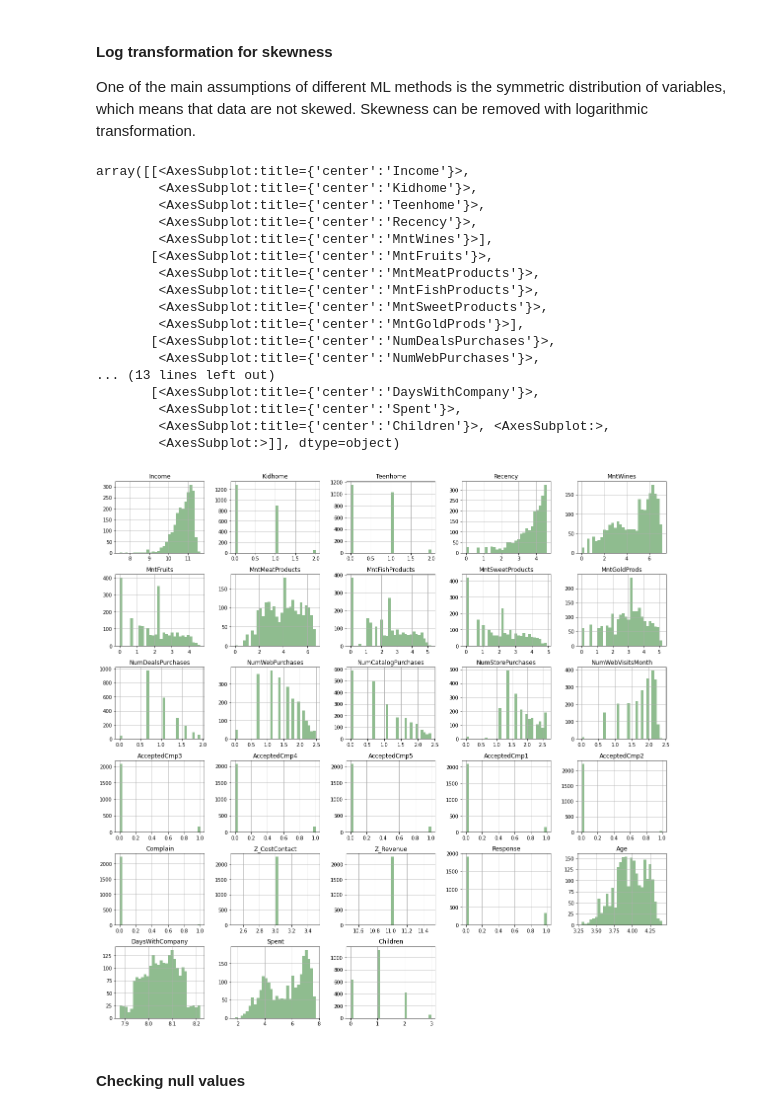
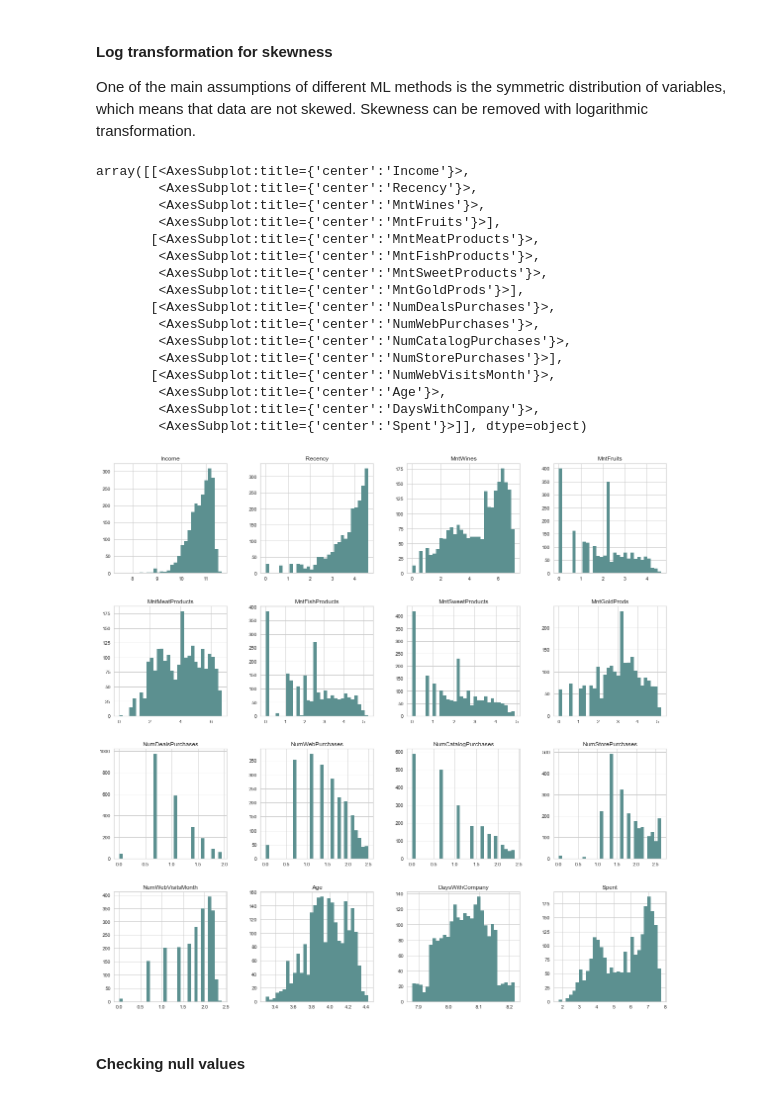
Before and after one commit to dominikadebska/Data-Science-Projects, a Jupyter notebook: MarketingCampaigns.ipynb, the cells around one changed output. Cells and saved outputs as stored; diff of their text form; code cells hidden in the pictures.

```diff
--- a/MarketingCampaigns.ipynb
+++ b/MarketingCampaigns.ipynb
@@ -259,6 +285,9 @@ median_imputation(dataset, "DaysWithCompany")
 median_imputation(dataset, "Spent")
 # %%
 #Histograms after imputation
-dataset.hist(bins = 30, figsize = (20,20), color = "darkseagreen")
+Plot_Subset = [ "Income", "Recency", "MntWines", "MntFruits", "MntMeatProducts", "MntFishProducts",
+          "MntSweetProducts", "MntGoldProds", "NumDealsPurchases", "NumWebPurchases", "NumCatalogPurchases",
+          "NumStorePurchases", "NumWebVisitsMonth", "Age", "DaysWithCompany", "Spent"]
+dataset[Plot_Subset].hist(bins = 30, figsize = (20,20), color = "#5C9090")
 # %% [output]
 array([[<AxesSubplot:title={'center':'Income'}>,
@@ -305,26 +333,25 @@ for field_name in field_names:
     dataset[field_name] = np.log(dataset[field_name] + 1)
 # %%
 #Histograms after log transformation
-dataset.hist(bins = 30, figsize = (20,20), color = "darkseagreen")
+dataset[Plot_Subset].hist(bins = 30, figsize = (20,20), color = "#5C9090")
 # %% [output]
 array([[<AxesSubplot:title={'center':'Income'}>,
-        <AxesSubplot:title={'center':'Kidhome'}>,
-        <AxesSubplot:title={'center':'Teenhome'}>,
         <AxesSubplot:title={'center':'Recency'}>,
-        <AxesSubplot:title={'center':'MntWines'}>],
-       [<AxesSubplot:title={'center':'MntFruits'}>,
-        <AxesSubplot:title={'center':'MntMeatProducts'}>,
+        <AxesSubplot:title={'center':'MntWines'}>,
+        <AxesSubplot:title={'center':'MntFruits'}>],
+       [<AxesSubplot:title={'center':'MntMeatProducts'}>,
         <AxesSubplot:title={'center':'MntFishProducts'}>,
         <AxesSubplot:title={'center':'MntSweetProducts'}>,
         <AxesSubplot:title={'center':'MntGoldProds'}>],
        [<AxesSubplot:title={'center':'NumDealsPurchases'}>,
         <AxesSubplot:title={'center':'NumWebPurchases'}>,
-... (13 lines left out)
-       [<AxesSubplot:title={'center':'DaysWithCompany'}>,
-        <AxesSubplot:title={'center':'Spent'}>,
-        <AxesSubplot:title={'center':'Children'}>, <AxesSubplot:>,
-        <AxesSubplot:>]], dtype=object)
+        <AxesSubplot:title={'center':'NumCatalogPurchases'}>,
+        <AxesSubplot:title={'center':'NumStorePurchases'}>],
+       [<AxesSubplot:title={'center':'NumWebVisitsMonth'}>,
+        <AxesSubplot:title={'center':'Age'}>,
+        <AxesSubplot:title={'center':'DaysWithCompany'}>,
+        <AxesSubplot:title={'center':'Spent'}>]], dtype=object)
-[figure, old version]
+[figure, new version]
 # %% [markdown]
 #### Checking null values
 # %%
```
Also changed, not shown: parts of 39 cells of this notebook.
